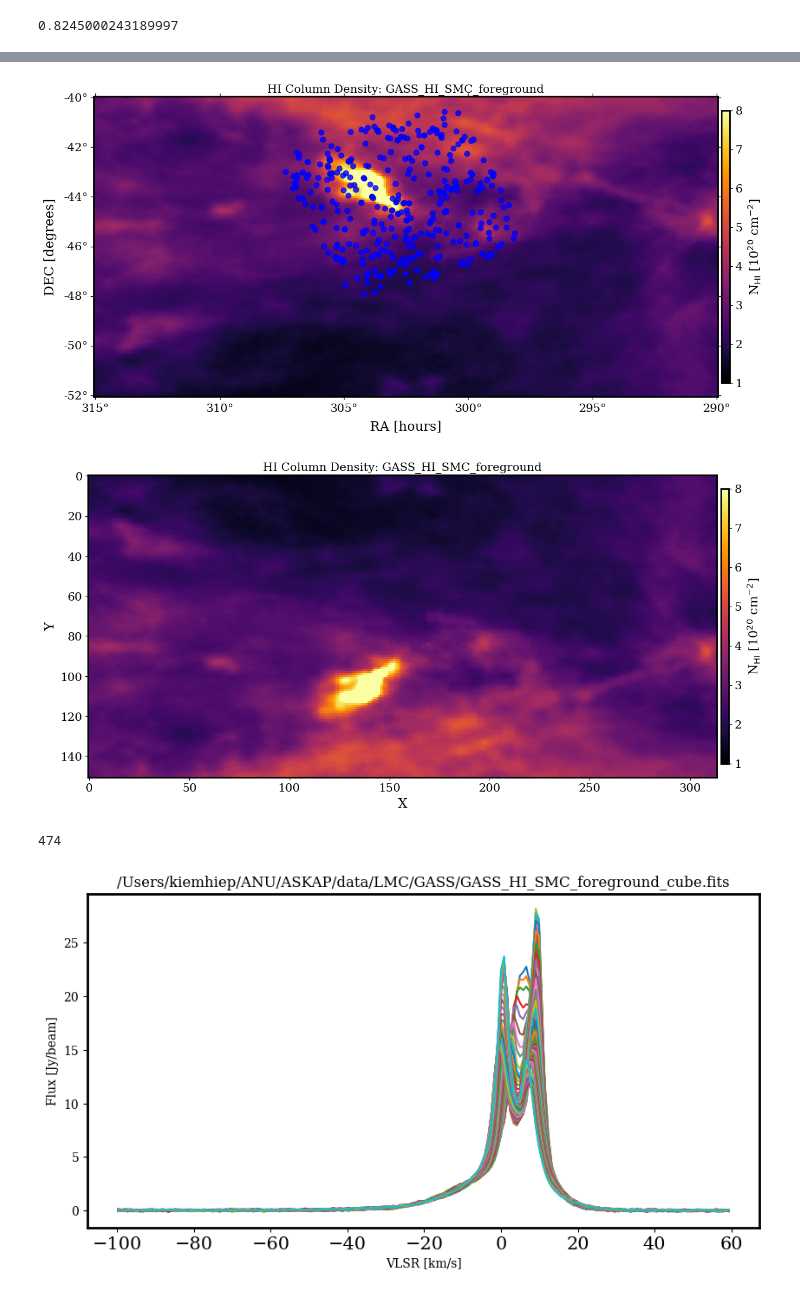
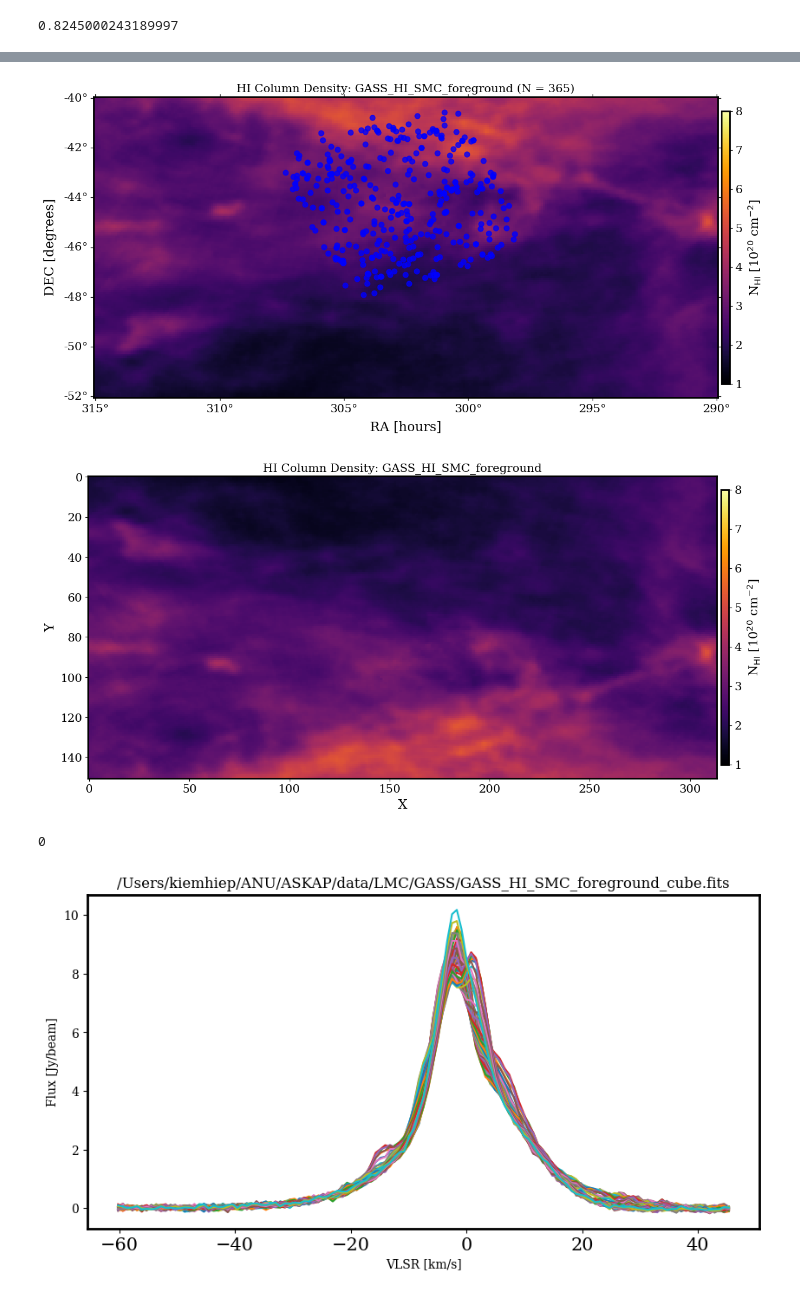
Before and after one commit to nv-hiep/DAS3D, a Jupyter notebook: HI/x1_read_SMC_GASS_cube.ipynb, the cells around one changed output, grey strips where cells are left out. Saved outputs shown, nothing was run; the diff lists cells and outputs as text; code cells hidden in the pictures.

```diff
--- a/HI/x1_read_SMC_GASS_cube.ipynb
+++ b/HI/x1_read_SMC_GASS_cube.ipynb
@@ -461,3 +461,6 @@ LATPOLE =                 90.0 / [deg] Native latitude of celestial pole
 RESTFRQ =         1420405752.0 / [Hz] Line rest frequency
 MJDREF  =                  0.0 / [d] MJD of fiducial time
 SPECSYS = 'LSRK'               / Reference frame of spectral coordinates
+# %%
+cube = cube.spectral_slab(-60.*u.km / u.s, 45.*u.km / u.s)
+print(cube)
@@ -549,7 +541,7 @@ sct = ax.scatter(src_gl_SMC,
                  label='MW')
 
 # Title
-ax.set_title('HI Column Density: GASS_HI_SMC_foreground', fontsize=14)
+ax.set_title(f'HI Column Density: GASS_HI_SMC_foreground (N = {len(src_gl_SMC)})', fontsize=14)
 
 # Add axes labels
 ax.set_xlabel("RA [hours]", fontsize=16)
@@ -566,7 +558,7 @@ cbar.ax.tick_params(labelsize=14)
 # plt.grid()
 plt.show()
 # %% [output]
-[figure, old version]
+[figure, new version]
 # %%
 # Plot
 fig = plt.figure(figsize=(14, 8))
@@ -593,28 +585,28 @@ cbar.ax.tick_params(labelsize=14)
 # plt.grid()
 plt.show()
 # %% [output]
-[figure, old version]
+[figure, new version]
 # %%
 xid_hgt, yid_hgt = np.where(nhi_thin > 6.)
 print(len(xid_hgt))
 # %% [output]
-474
+0
 # %%
 mw_idx = np.where(subcube_vlsr < 60.)[0]
 # %%
 fig = plt.figure(figsize=(10,5))
 
 for i in range(60):
-    plt.plot(subcube_vlsr[mw_idx], cube[:, 150, 80+i][mw_idx])
+    plt.plot(subcube_vlsr[mw_idx], cube[:, 100, 20+i][mw_idx])
 
 plt.title(cube_file)
 plt.xlabel('VLSR [km/s]')
 plt.ylabel('Tb [K]')
 plt.ylabel('Flux [Jy/beam]')
 fig.savefig('', bbox_inches='tight')   # save the figure to file
 plt.show()
 # %% [output]
-[figure, old version]
+[figure, new version]
 # %%
 fig = plt.figure(figsize=(10,5))
 
```
Also changed, not shown: parts of 12 cells of this notebook.
